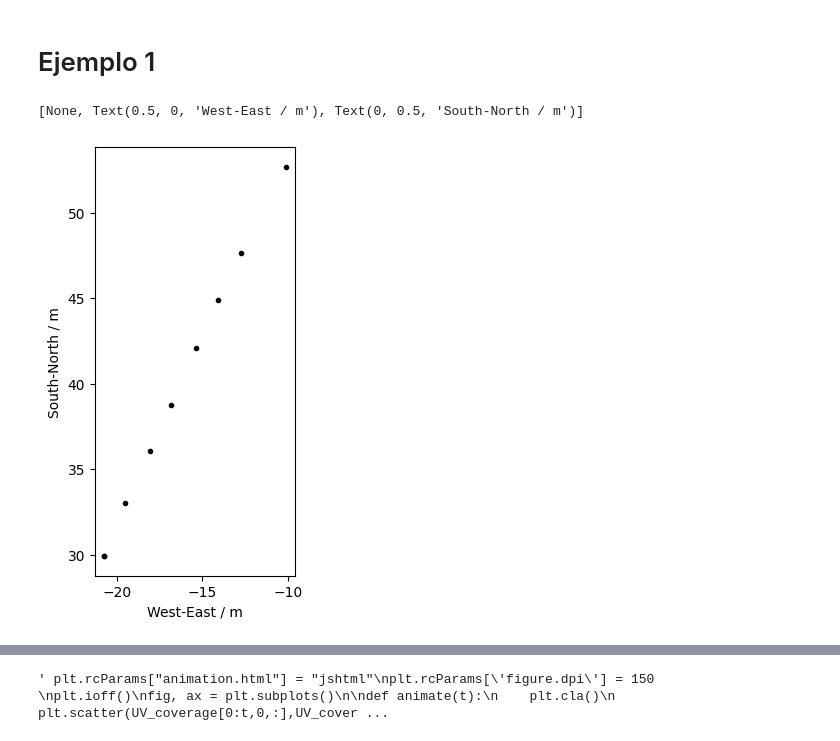
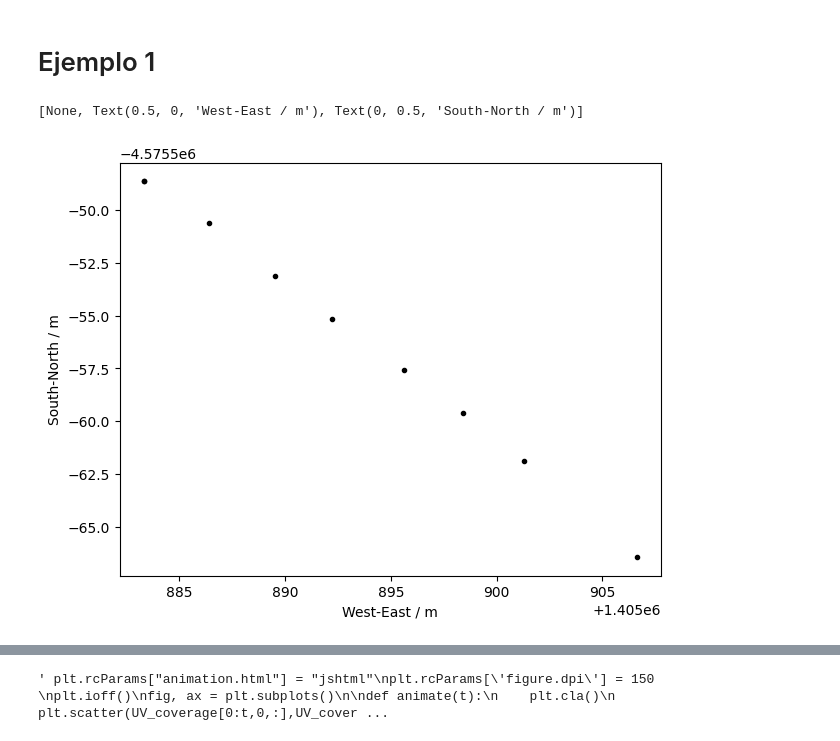
Before and after one commit to MatiasColil/API_Interferometry, a Jupyter notebook: jupyter notebook/interferometer.ipynb, the cells around one changed output, grey strips where cells are left out. Cells and saved outputs as stored; diff of their text form; code cells hidden in the pictures.

Commit message:
función long2xyz de casa

```diff
--- a/jupyter notebook/interferometer.ipynb
+++ b/jupyter notebook/interferometer.ipynb
@@ -17,6 +18,36 @@ frequency = 5e9              # observing frequency [Hz]
 wavelength = const_c/frequency # receiving wavelength [metres]
 # %% [markdown]
 # Funciones
+# %%
+#función casa sumutil.py
+
+def long2xyzbroad(coords):
+        """
+        Returns the nominal ITRF (X, Y, Z) coordinates [m] for a point at
+        geodetic latitude and longitude [radians] and elevation [m].
+        The ITRF frame used is not the official ITRF, just a right
+        handed Cartesian system with X going through 0 latitude and 0 longitude,
+        and Z going through the north pole.
+        orig. source: http://www.oc.nps.edu/oc2902w/coord/llhxyz.htm
+        """
+
+        lat = np.radians(coords[:,0])
+        lon = np.radians(coords[:,1])
+        elevation = coords[:,2]
+
+
+        er=6378137.0
+        rf=298.257223563
+
+        f=1./rf
+        esq=2*f-f**2
+        nu=er/np.sqrt(1.-esq*(np.sin(lat))**2)
+
+        x=(nu+elevation)*np.cos(lat)*np.cos(lon)
+        y=(nu+elevation)*np.cos(lat)*np.sin(lon)
+        z=((1.-esq)*nu+elevation)*np.sin(lat)
+
+        return np.column_stack((x,y,z))
 # %%
 #función profe
 def _earthlocation_to_altaz(location, reference_location):
@@ -157,4 +192,4 @@ data = [
     [-41.464507, -72.919898, 100]
 ]
 
-df = pd.DataFrame(data, columns=['Latitud', 'Longitud', 'Altitud'])
+data = np.array(data)
@@ -167,0 +196,2 @@ x, y, z = earth_location_to_local(abc, reference_location)
+# %%
+localxyz = long2xyzbroad(data)
@@ -168,15 +203,15 @@ x, y, z = earth_location_to_local(abc, reference_location)
 # %%
 fig, ax = plt.subplots(layout='constrained')
 
-ax.plot(y, x, '.k')
+ax.plot(localxyz[:,0], localxyz[:,1], '.k')
 ax.set(
         aspect=1,
         xlabel='West-East / m',
         ylabel='South-North / m'
 )
 # %% [output]
 [None, Text(0.5, 0, 'West-East / m'), Text(0, 0.5, 'South-North / m')]
-[figure, old version]
+[figure, new version]
 # %%
 stack = np.column_stack((x.value,y.value,z.value))
 # %%
```
Also changed, not shown: parts of 68 cells of this notebook.
